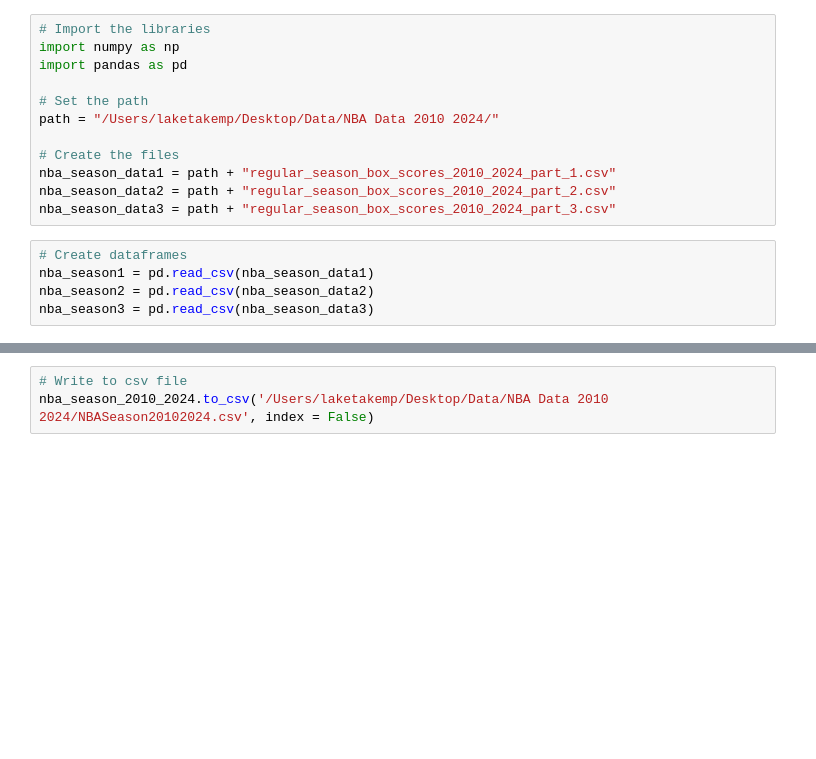
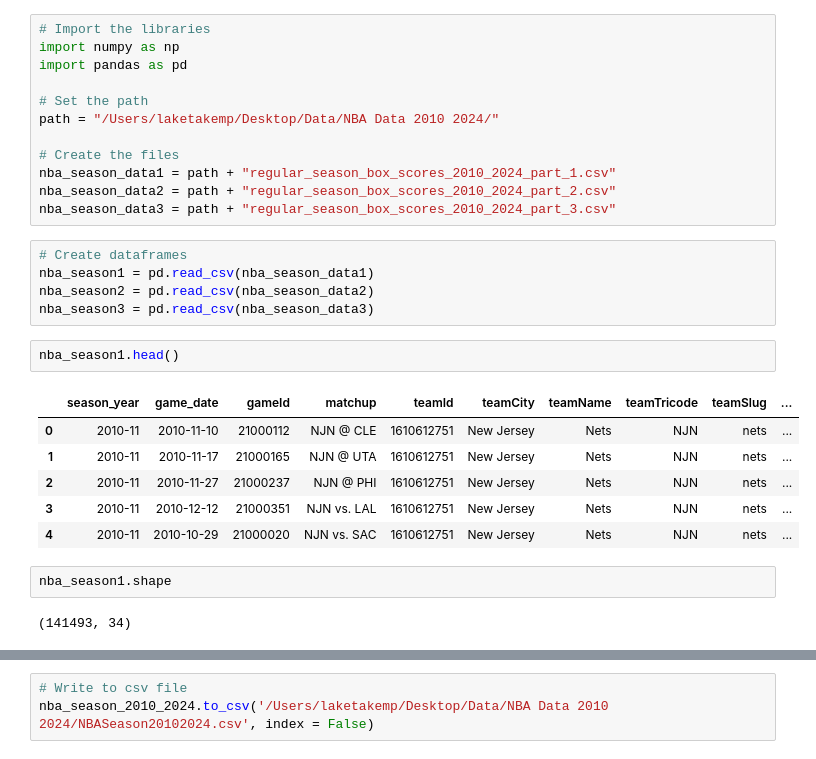
Before and after one commit to laketalkemp/2025-HUDS-Bootcamp, a Jupyter notebook: Data/NBA-Data/NBA Players Season Data.ipynb, the cells around one changed output, grey strips where cells are left out. Cells and saved outputs as stored; diff of their text form; blank space fills up the shorter version.

```diff
--- a/Data/NBA-Data/NBA Players Season Data.ipynb
+++ b/Data/NBA-Data/NBA Players Season Data.ipynb
@@ -15,3 +15,16 @@ nba_season_data3 = path + "regular_season_box_scores_2010_2024_part_3.csv"
 nba_season1 = pd.read_csv(nba_season_data1)
 nba_season2 = pd.read_csv(nba_season_data2)
 nba_season3 = pd.read_csv(nba_season_data3)
+# %%
+nba_season1.head()
+# %% [output]
+|  | season_year | game_date | gameId | matchup | teamId | teamCity | teamName | teamTricode | teamSlug | ... |
+| 0 | 2010-11 | 2010-11-10 | 21000112 | NJN @ CLE | 1610612751 | New Jersey | Nets | NJN | nets | ... |
+| 1 | 2010-11 | 2010-11-17 | 21000165 | NJN @ UTA | 1610612751 | New Jersey | Nets | NJN | nets | ... |
+| 2 | 2010-11 | 2010-11-27 | 21000237 | NJN @ PHI | 1610612751 | New Jersey | Nets | NJN | nets | ... |
+| 3 | 2010-11 | 2010-12-12 | 21000351 | NJN vs. LAL | 1610612751 | New Jersey | Nets | NJN | nets | ... |
+| 4 | 2010-11 | 2010-10-29 | 21000020 | NJN vs. SAC | 1610612751 | New Jersey | Nets | NJN | nets | ... |
+# %%
+nba_season1.shape
+# %% [output]
+(141493, 34)
```
Also changed, not shown: parts of 6 cells of this notebook.
